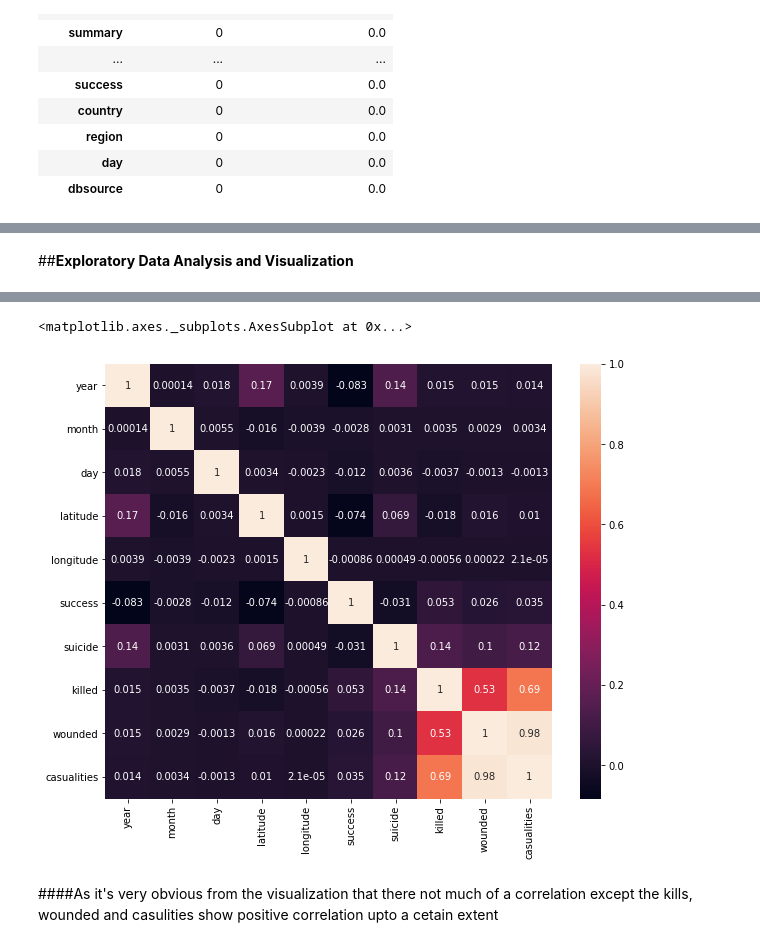
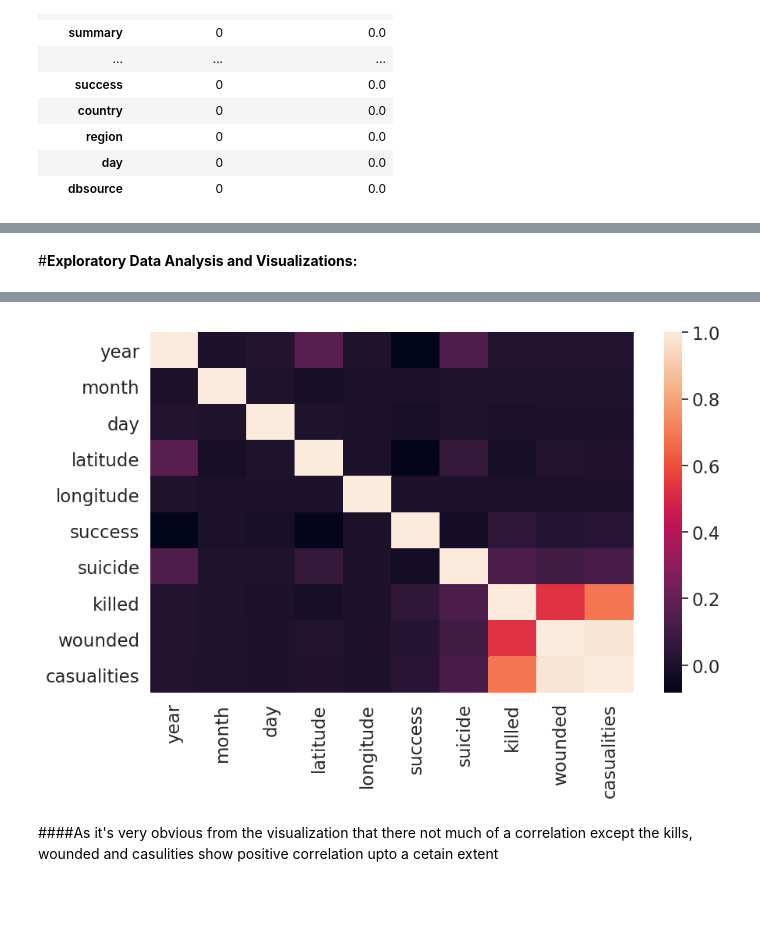
Before and after one commit to skaty5678/Global-Terrorism-Analysis, a Jupyter notebook: Global_Terrorism_Analysis_SANJEEV_KUMAR_THAKUR_.ipynb, the cells around one changed output, grey strips where cells are left out. Drawn from its saved outputs; the diff is of its cells as text; code cells hidden in the pictures; blank space fills up the shorter version.

Commit message:
Further Analysis

```diff
--- a/Global_Terrorism_Analysis_SANJEEV_KUMAR_THAKUR_.ipynb
+++ b/Global_Terrorism_Analysis_SANJEEV_KUMAR_THAKUR_.ipynb
@@ -274,7 +277,7 @@ msno.heatmap(gtd_df,figsize = (10,6),fontsize = 10)
 <matplotlib.axes._subplots.AxesSubplot at 0x...>
 [figure]
 # %% [markdown]
-##<b>Exploratory Data Analysis and Visualization</b>
+#<b>Exploratory Data Analysis and Visualizations:</b>
 # %%
 gtd_df.head()
 # %% [output]
@@ -301,11 +304,11 @@ gtd_df.corr()
 | casualities | 0.013934 | 0.003446 | -0.001269 | 0.009996 | 0.000021 | 0.035385 | 0.120752 | 0.690476 | 0.980387 | 1.000000 |
 # %%
 #Heatmap for the correlation
-plt.subplots(figsize=(10,8))
-sns.heatmap(gtd_df.corr(),annot = True)
+plt.subplots(figsize=(10,6))
+sns.heatmap(gtd_df.corr(),annot = False)
+plt.show()
 # %% [output]
-<matplotlib.axes._subplots.AxesSubplot at 0x...>
-[figure, old version]
+[figure, new version]
 # %% [markdown]
 ####As it's very obvious from the visualization that there not much of a correlation except the kills, wounded and casulities show positive correlation upto a cetain extent
 # %% [markdown]
```
Also changed, not shown: parts of 32 cells of this notebook.
